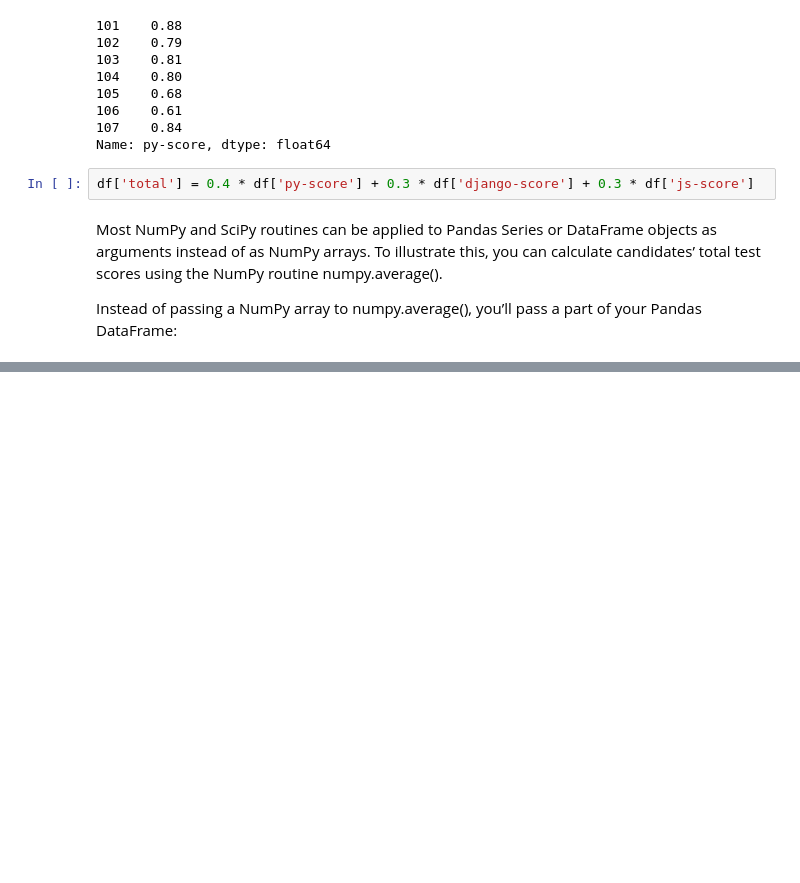
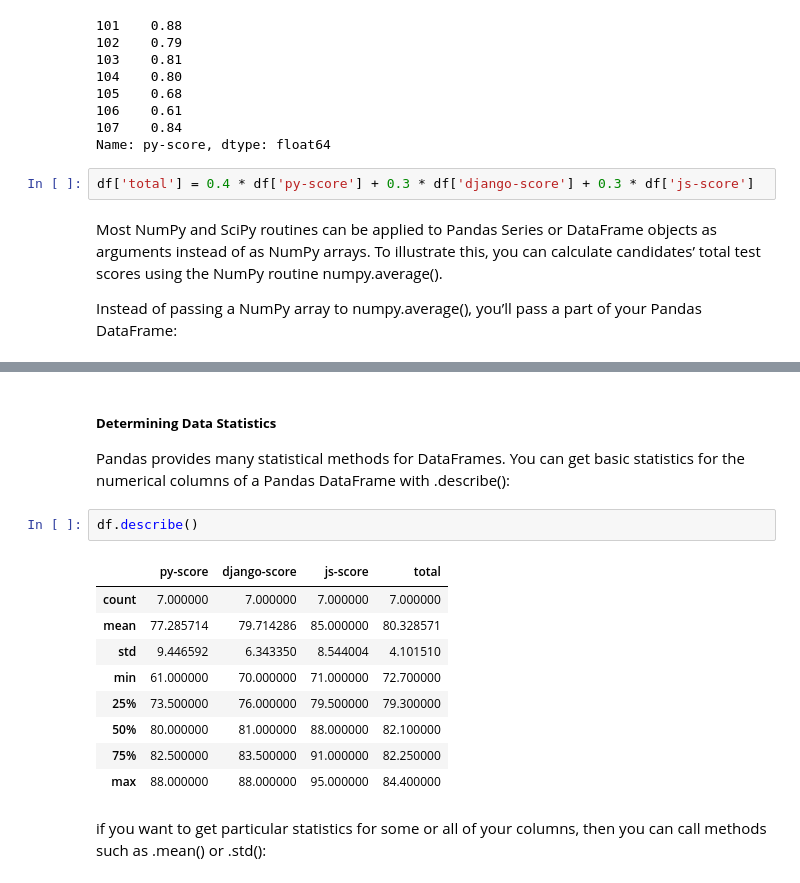
Before and after one commit to jahromi/TechTalk, a Jupyter notebook: python/notebooks/Pandas.ipynb, the cells around one changed output, grey strips where cells are left out. Saved outputs shown, nothing was run; the diff lists cells and outputs as text; blank space fills up the shorter version.

```diff
--- a/python/notebooks/Pandas.ipynb
+++ b/python/notebooks/Pandas.ipynb
@@ -379,0 +461,18 @@ Index(['name', 'city', 'py-score', 'django-score', 'js-score', 'total'], dtype='
+# %% [markdown]
+##### **Determining Data Statistics**
+
+Pandas provides many statistical methods for DataFrames. You can get basic statistics for the numerical columns of a Pandas DataFrame with .describe():
+# %%
+df.describe()
+# %% [output]
+|  | py-score | django-score | js-score | total |
+| count | 7.000000 | 7.000000 | 7.000000 | 7.000000 |
+| mean | 77.285714 | 79.714286 | 85.000000 | 80.328571 |
+| std | 9.446592 | 6.343350 | 8.544004 | 4.101510 |
+| min | 61.000000 | 70.000000 | 71.000000 | 72.700000 |
+| 25% | 73.500000 | 76.000000 | 79.500000 | 79.300000 |
+| 50% | 80.000000 | 81.000000 | 88.000000 | 82.100000 |
+| 75% | 82.500000 | 83.500000 | 91.000000 | 82.250000 |
+| max | 88.000000 | 88.000000 | 95.000000 | 84.400000 |
+# %% [markdown]
+if you want to get particular statistics for some or all of your columns, then you can call methods such as .mean() or .std():
```
Also changed, not shown: parts of 16 cells of this notebook.
